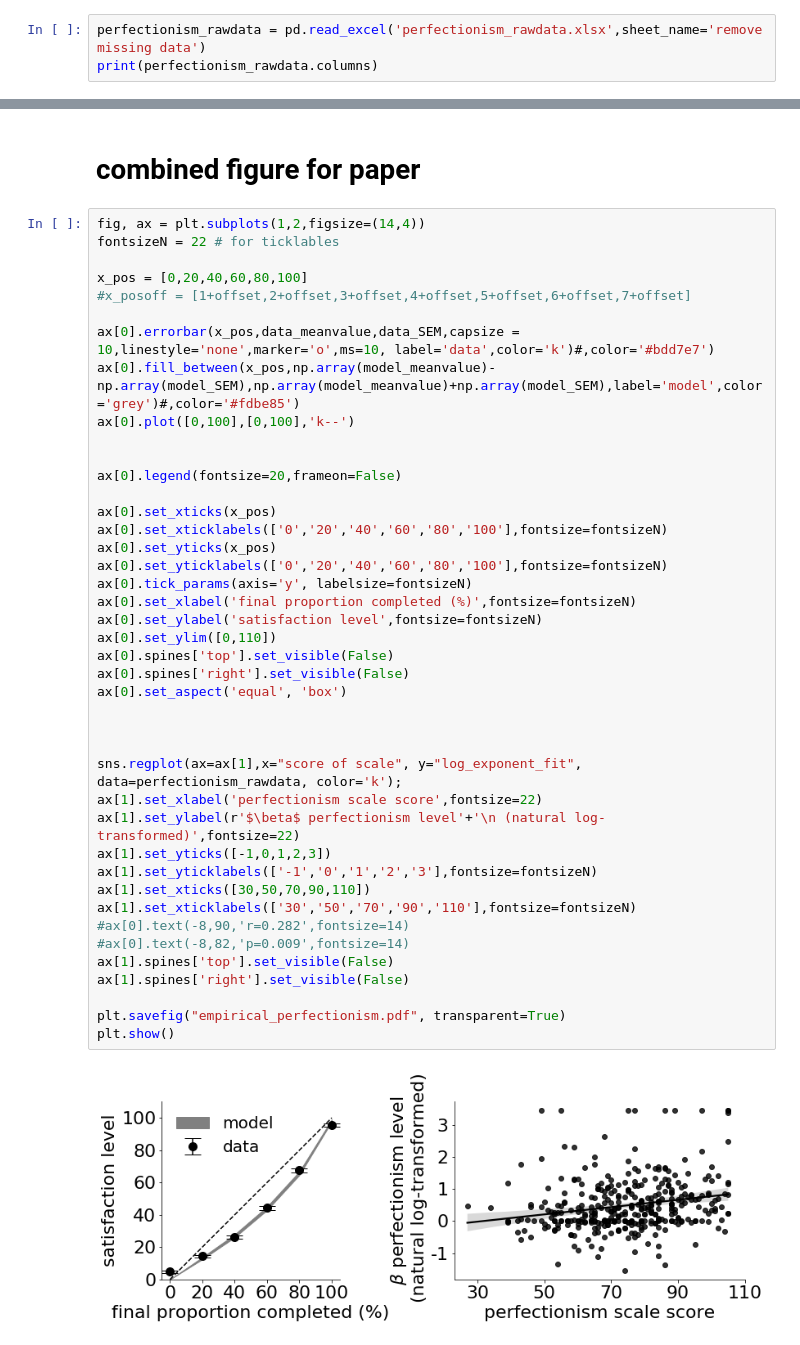
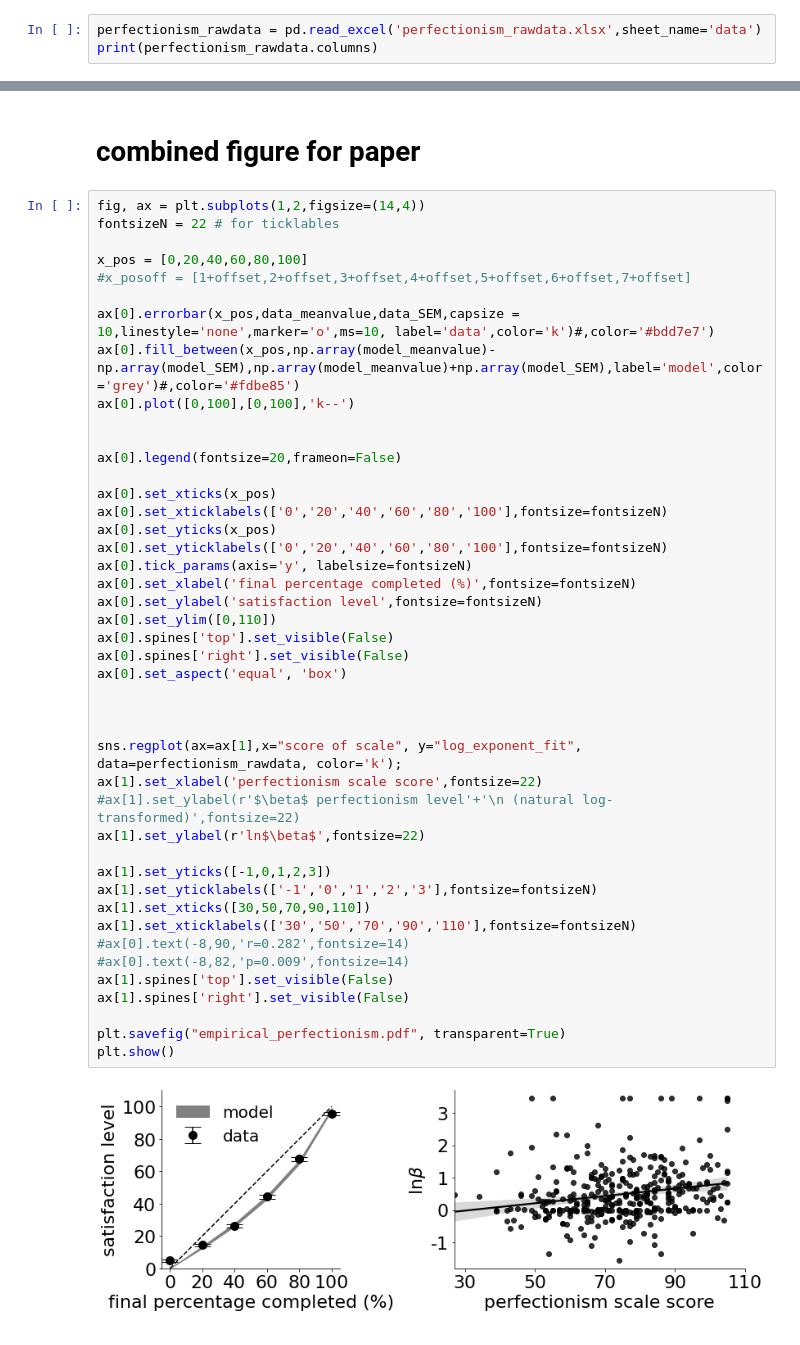
Before and after one commit to PeiyuanZhangNY/A-normative-account-of-procrastination, a Jupyter notebook: perfectionism data and analysis/perfectionism_DataAnalysis.ipynb, the cells around one changed output, grey strips where cells are left out. Drawn from its saved outputs; the diff is of its cells as text.

```diff
--- a/perfectionism data and analysis/perfectionism_DataAnalysis.ipynb
+++ b/perfectionism data and analysis/perfectionism_DataAnalysis.ipynb
@@ -15,7 +15,7 @@ import pingouin as pg
 from scipy.special import logit, expit
 from scipy.stats import chi2_contingency
 # %%
-perfectionism_rawdata = pd.read_excel('perfectionism_rawdata.xlsx',sheet_name='remove missing data')
+perfectionism_rawdata = pd.read_excel('perfectionism_rawdata.xlsx',sheet_name='data')
 print(perfectionism_rawdata.columns)
 # %% [output]
 Index(['subject', 'age', 'race', 'race_other', 'gender', 'gender_other',
@@ -260,33 +260,35 @@ ax[0].plot([0,100],[0,100],'k--')
 
 ax[0].legend(fontsize=20,frameon=False)
 
 ax[0].set_xticks(x_pos)
 ax[0].set_xticklabels(['0','20','40','60','80','100'],fontsize=fontsizeN)
 ax[0].set_yticks(x_pos)
 ax[0].set_yticklabels(['0','20','40','60','80','100'],fontsize=fontsizeN)
 ax[0].tick_params(axis='y', labelsize=fontsizeN)
-ax[0].set_xlabel('final proportion completed (%)',fontsize=fontsizeN)
+ax[0].set_xlabel('final percentage completed (%)',fontsize=fontsizeN)
 ax[0].set_ylabel('satisfaction level',fontsize=fontsizeN)
 ax[0].set_ylim([0,110])
 ax[0].spines['top'].set_visible(False)
 ax[0].spines['right'].set_visible(False)
 ax[0].set_aspect('equal', 'box')
 
 
 
 sns.regplot(ax=ax[1],x="score of scale", y="log_exponent_fit", data=perfectionism_rawdata, color='k');
 ax[1].set_xlabel('perfectionism scale score',fontsize=22)
-ax[1].set_ylabel(r'$\beta$ perfectionism level'+'\n (natural log-transformed)',fontsize=22)
+#ax[1].set_ylabel(r'$\beta$ perfectionism level'+'\n (natural log-transformed)',fontsize=22)
+ax[1].set_ylabel(r'ln$\beta$',fontsize=22)
+
 ax[1].set_yticks([-1,0,1,2,3])
 ax[1].set_yticklabels(['-1','0','1','2','3'],fontsize=fontsizeN)
 ax[1].set_xticks([30,50,70,90,110])
 ax[1].set_xticklabels(['30','50','70','90','110'],fontsize=fontsizeN)
 #ax[0].text(-8,90,'r=0.282',fontsize=14)
 #ax[0].text(-8,82,'p=0.009',fontsize=14)
 ax[1].spines['top'].set_visible(False)
 ax[1].spines['right'].set_visible(False)
 
 plt.savefig("empirical_perfectionism.pdf", transparent=True)
 plt.show()
 # %% [output]
-[figure, old version]
+[figure, new version]
```
Also changed, not shown: parts of 2 cells of this notebook.
